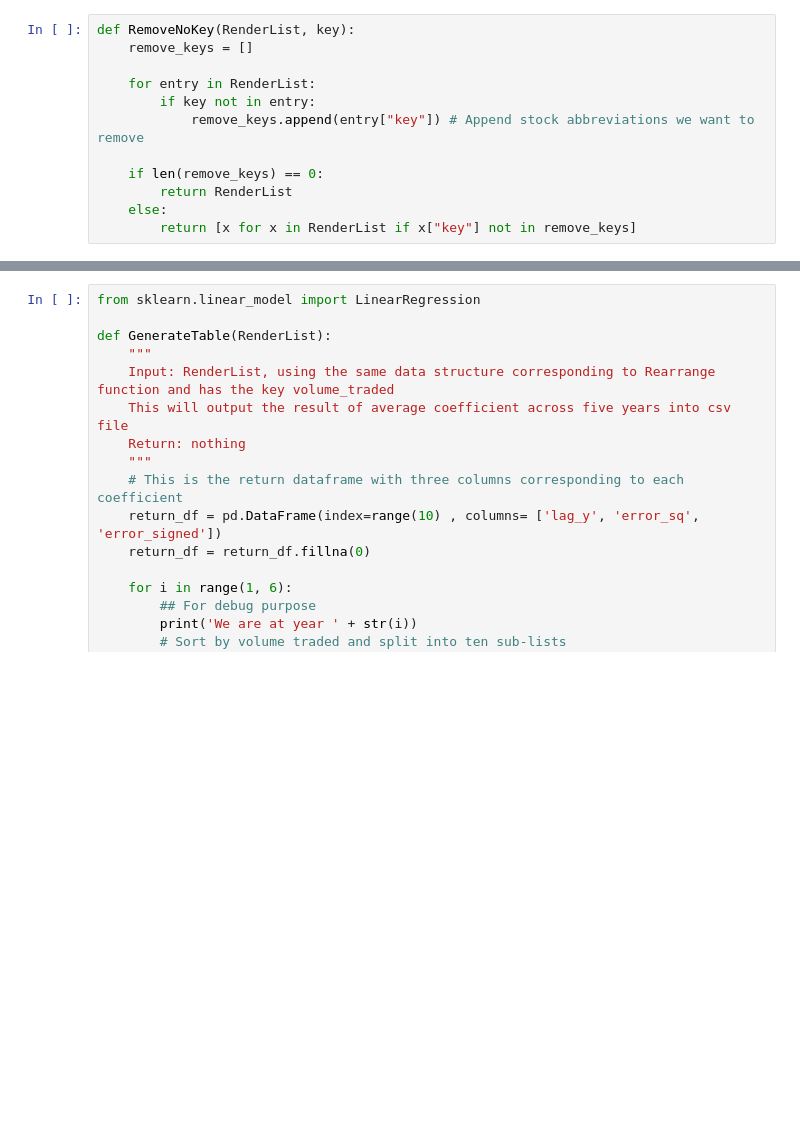
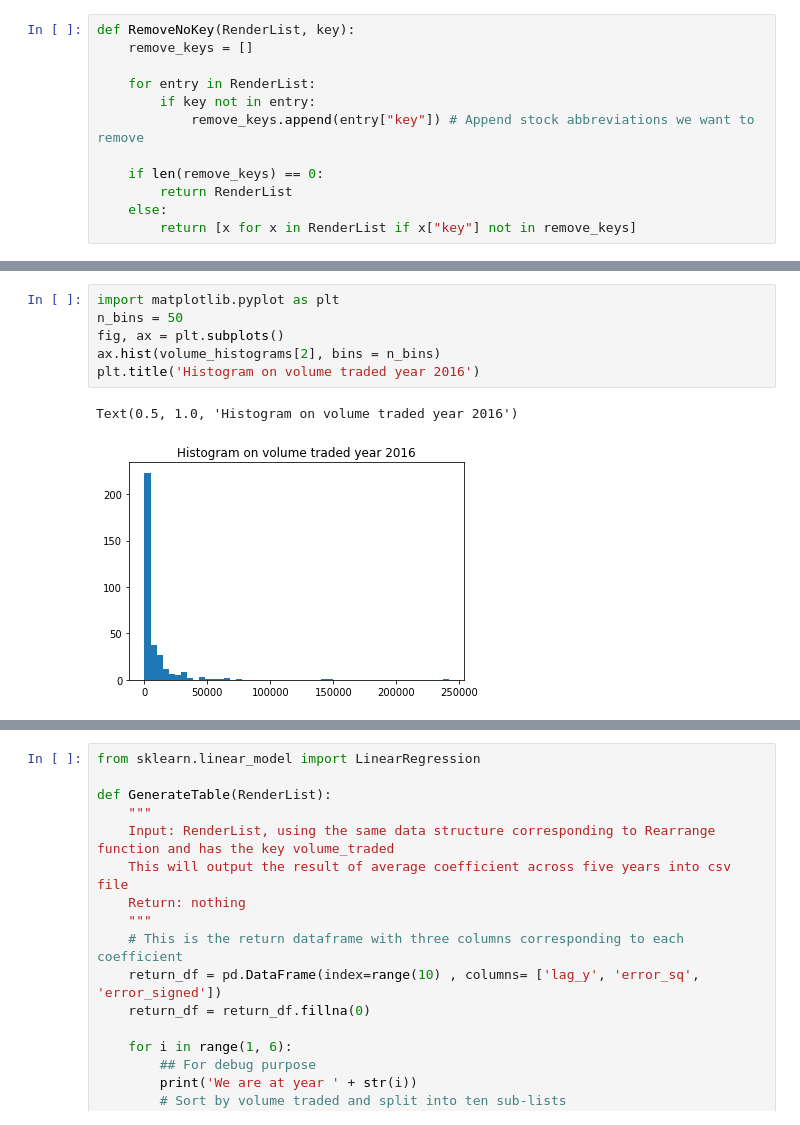
Before and after one commit to GoodDee/Seminar_Project_EE439, a Jupyter notebook: Model_V1.ipynb, the cells around one changed output, grey strips where cells are left out. Saved outputs shown, nothing was run; the diff lists cells and outputs as text; blank space fills up the shorter version.

```diff
--- a/Model_V1.ipynb
+++ b/Model_V1.ipynb
@@ -242,0 +285,9 @@ def RemoveNoKey(RenderList, key):
+# %%
+import matplotlib.pyplot as plt
+n_bins = 50
+fig, ax = plt.subplots()
+ax.hist(volume_histograms[2], bins = n_bins)
+plt.title('Histogram on volume traded year 2016')
+# %% [output]
+Text(0.5, 1.0, 'Histogram on volume traded year 2016')
+[figure, added]
```
Also changed, not shown: parts of 10 cells of this notebook.
